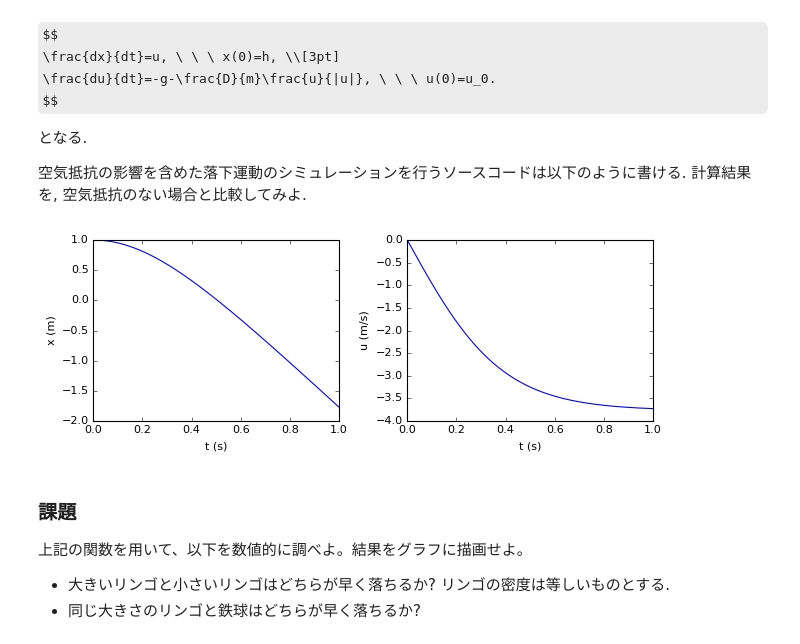
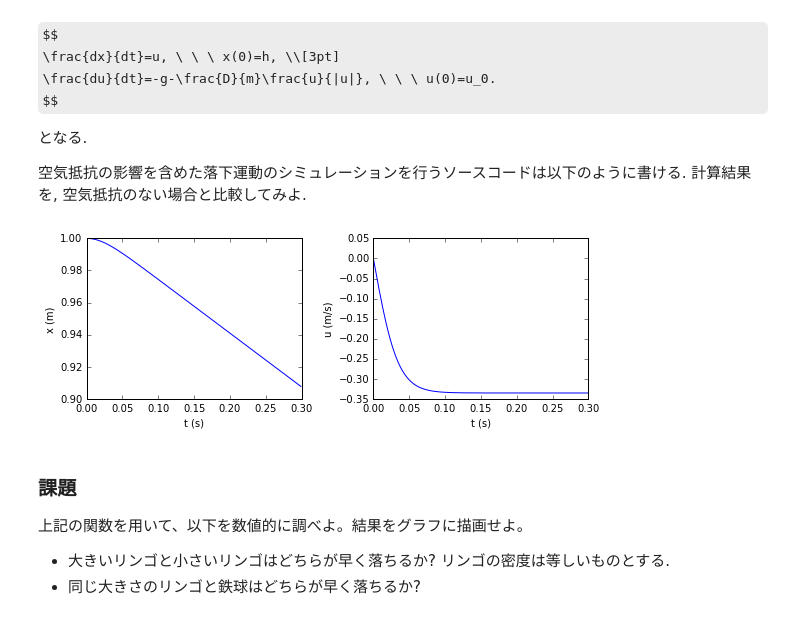
Before and after one commit to Johokiso-enshu/python_textbook, a Jupyter notebook: src/application3.ipynb, the cells around one changed output. Cells and saved outputs as stored; diff of their text form; code cells hidden in the pictures; some formulas as TeX source.

```diff
--- a/src/application3.ipynb
+++ b/src/application3.ipynb
@@ -104,7 +104,7 @@ def solve_freefall_vacuum(x0, u0, dt, tmax):
     return x_list, u_list, t_list
 # %%
 # 数値解
-x_list, u_list, t_list = solve_freefall_vacuum(1.0, 0.0, 0.001, 1.0)
+x_list, u_list, t_list = solve_freefall_vacuum(1.0, 0.0, 0.001, 0.3)
 
 plt.figure(figsize=(8,3))
 # t vs x のグラフ
@@ -191,7 +191,7 @@ def solve_freefall_air(x0, u0, dt, tmax, a, m):
     t_list = []
 
     g = 9.81 # 重力加速度 [m/s^2]
-    rho = 0.01 # kg/m^3
+    rho = 1.261 # kg/m^3
 
     # 初期値の代入
     x = x0
@@ -211,23 +211,23 @@ def solve_freefall_air(x0, u0, dt, tmax, a, m):
     return x_list, u_list, t_list
 # %%
 # 数値解。　複数の戻り値を受け取るには以下のようにする。
-x_list, u_list, t_list = solve_freefall_air(1.0, 0.0, 0.001, 1.0, 0.1, 0.1)
+x_list, u_list, t_list = solve_freefall_air(1.0, 0.0, 0.001, 0.3, 0.1, 0.1)
 
 plt.figure(figsize=(8,3))
 # t vs x のグラフ
 plt.subplot(1,2,1)
 plt.plot(t_list, x_list)
 plt.xlabel('t (s)')
 plt.ylabel('x (m)')
 # t vs u のグラフ
 plt.subplot(1,2,2)
 plt.plot(t_list, u_list)
 plt.xlabel('t (s)')
 plt.ylabel('u (m/s)')
 # 2つのグラフを綺麗に配置する。
 plt.tight_layout()
 # %% [output]
-[figure, old version]
+[figure, new version]
 # %% [markdown]
 ### 課題
 上記の関数を用いて、以下を数値的に調べよ。結果をグラフに描画せよ。
```
Also changed, not shown: parts of 1 cell of this notebook, 4 other files.
